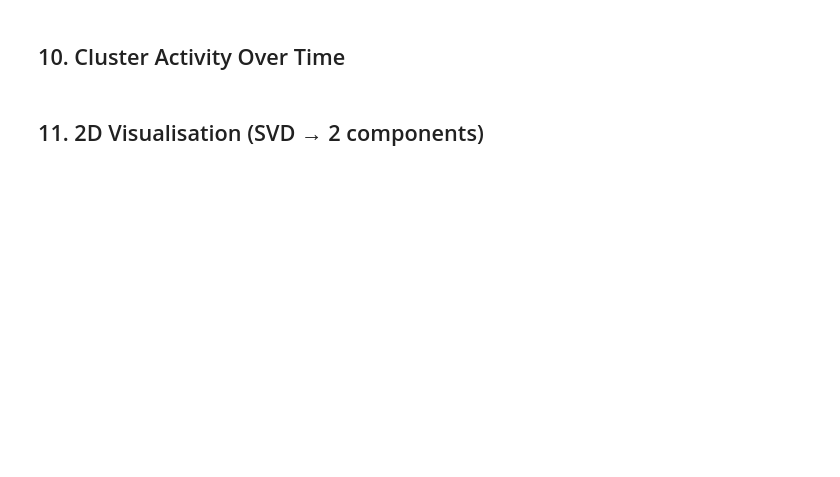
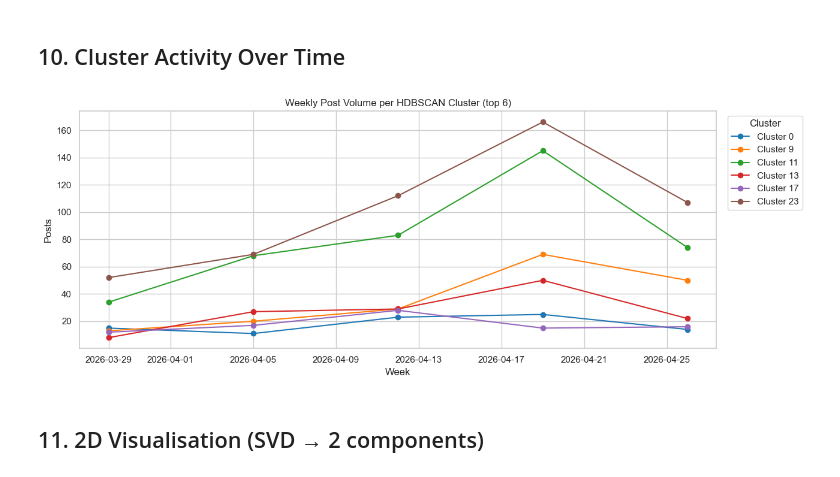
Before and after one commit to t4niha/Trend-Finder, a Jupyter notebook: hdbscan_clustering.ipynb, the cells around one changed output. Drawn from its saved outputs; the diff is of its cells as text; code cells hidden in the pictures; blank space fills up the shorter version.

```diff
--- a/hdbscan_clustering.ipynb
+++ b/hdbscan_clustering.ipynb
@@ -217,22 +276,24 @@ plt.show()
 # %%
 time_df = (
     df[df["cluster"].isin(top_clusters[:6])]
-    .groupby([pd.Grouper(key="created_at", freq="W"), "cluster"])
+    .groupby([pd.Grouper(key="timestamp_utc", freq="W"), "cluster"])
     .size()
     .reset_index(name="count")
 )
 
 fig, ax = plt.subplots(figsize=(13, 5))
 for cid, grp in time_df.groupby("cluster"):
-    ax.plot(grp["created_at"], grp["count"], marker="o", label=f"Cluster {cid}")
+    ax.plot(grp["timestamp_utc"], grp["count"], marker="o", label=f"Cluster {cid}")
 
 ax.set_title("Weekly Post Volume per HDBSCAN Cluster (top 6)")
 ax.set_xlabel("Week")
 ax.set_ylabel("Posts")
 ax.legend(title="Cluster", bbox_to_anchor=(1.01, 1), loc="upper left")
 plt.tight_layout()
 plt.savefig("Results/HDBSCAN/hdbscan_time_series.png", bbox_inches="tight")
 plt.show()
+# %% [output]
+[figure, added]
 # %% [markdown]
 ## 11. 2D Visualisation (SVD → 2 components)
 # %%
```
Also changed, not shown: parts of 11 cells of this notebook, 7 other files.
